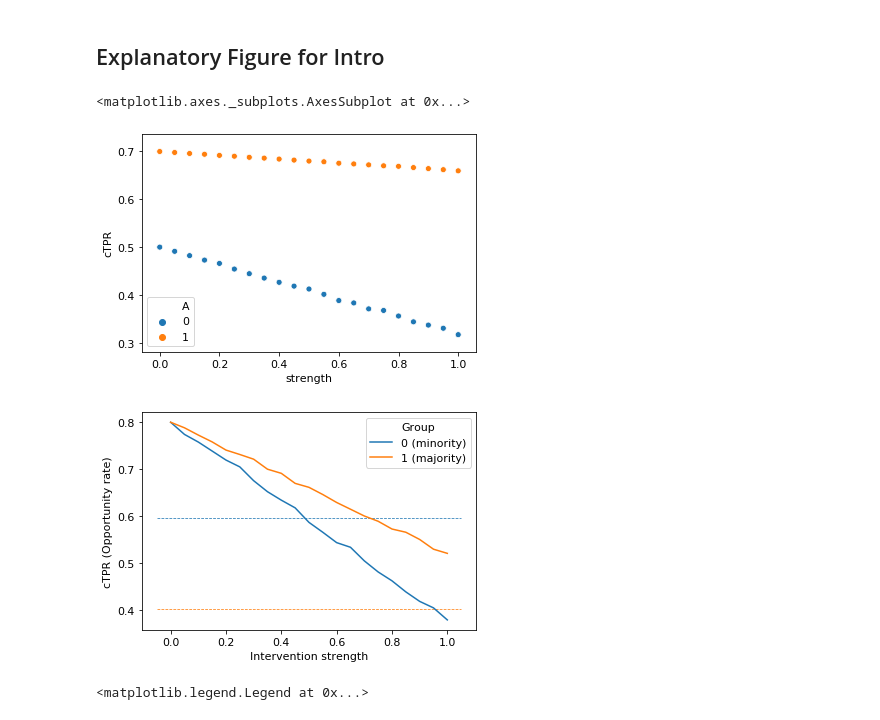
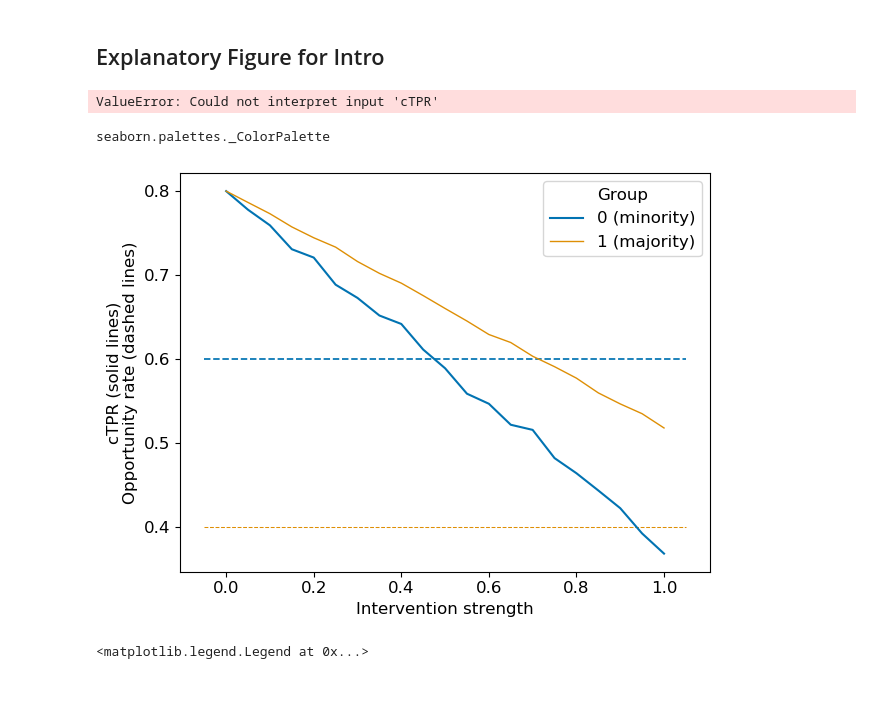
Before and after one commit to amishler/Post-Processed-Fair-Predictors, a Jupyter notebook: post_processed_fair_predictors.ipynb, the cells around one changed output. Cells and saved outputs as stored; diff of their text form; code cells hidden in the pictures; blank space fills up the shorter version.

Commit message:
Add Jupyter notebook for real data analysis. Updates to functions and simulations analysis.

```diff
--- a/post_processed_fair_predictors.ipynb
+++ b/post_processed_fair_predictors.ipynb
@@ -19,7 +19,7 @@ prob_A = 0.3
 beta_X = [1, -0.8, 4, 2]
 beta_D_pre = [0.2, -1, 1, -1, 1]
 beta_D_post = [0.2, -1, 1, -1, 1, 1]
-beta_Y0 = [-5, 2, -3, 4, -5]
+beta_Y0 = [-5, 2, -3, 4, -5]f
 beta_Y1 = [1, -2, 3, -4, 5]
 
 A = 'A'
@@ -1444,6 +1510,7 @@ index = pd.MultiIndex.from_tuples([(0, 0, 'FPR'), (0, 1, 'TPR'),
 prob_treated = [0.3, 0.6, 0.2, 0.4]
 rates_unconstrained = pd.Series([0.2, 0.5, 0.6, 0.7], index = index)
 rates_EO = pd.Series([0.1, 0.8, 0.1, 0.8], index = index)
+opportunity_rates = np.array(prob_treated)[[1, 3]]
 # %%
 strength = np.linspace(0, 1, 21)
 res_obs = [None]*len(strength)
@@ -1467,5 +1534,4 @@ res_EO_post = res_EO_post.reset_index().rename(columns = {'level_0': 'strength'}
 ## No need to have the observable case
 sns.scatterplot('strength', 'cTPR', hue = 'A', data = res_obs)
 # %% [output]
-<matplotlib.axes._subplots.AxesSubplot at 0x...>
+ValueError: Could not interpret input 'cTPR'
-[figure, removed]
@@ -1475,19 +1538,28 @@ opportunity_base = dat.loc[dat.Y0 == 1].groupby('A')['D'].mean()
+# %%
+type(sns.color_palette('colorblind'))
+# %% [output]
+seaborn.palettes._ColorPalette
 # %%
-from matplotlib import rcParams
-rcParams.update({'font.size': 11})
-ax = sns.lineplot('strength', 'cTPR', hue = 'A', data = res_EO_pre)
+# from matplotlib import rcParams
+mpl.rcParams.update(mpl.rcParamsDefault)
+mpl.rcParams.update({'font.size': 12})
+mpl.rcParams['pdf.fonttype'] = 42
+ax = sns.lineplot('strength', 'cTPR', hue = 'A', size = 'A', sizes = [1.5, 1],
+                 palette = sns.color_palette('colorblind')[0:2],
+                  data = res_EO_pre)
 # ax.set_ylim(0, 1)
 ax.set_xlabel('Intervention strength')
-ax.set_ylabel('cTPR (Opportunity rate)')
+ax.set_ylabel('cTPR (solid lines)\nOpportunity rate (dashed lines)')
 handles, labels = ax.get_legend_handles_labels()
-ax.hlines(opportunity_base, *ax.get_xlim(), color = sns.color_palette()[0:2],
-         linestyle = '--', linewidth=0.75)
+ax.hlines(opportunity_rates, *ax.get_xlim(), color = sns.color_palette('colorblind')[0:2],
+         linestyle = '--', linewidth=[1.25, 0.75])
 # ax.legend(handles=handles[1:], labels=labels[1:], title = 'Group')
 ax.legend(handles=handles[1:], labels=['0 (minority)', '1 (majority)'], title = 'Group')
-
-ax.get_figure().savefig('../fig/intro_figure.pdf', pad_inches = 0)
+plt.tight_layout()
+ax.get_figure().savefig('../../fig/intro_figure.pdf', pad_inches = 0)
+# ax.get_figure().savefig('../../fig/intro_figure.png', pad_inches = 0, dpi = 600)
 # %% [output]
-[figure, old version]
+[figure, new version]
 # %%
 ax = sns.lineplot('strength', 'Y', hue = 'A', data = res_EO_post)
 ax.set_xlabel('Intervention strength')
```
Also changed, not shown: parts of 61 cells of this notebook, 3 other files.
